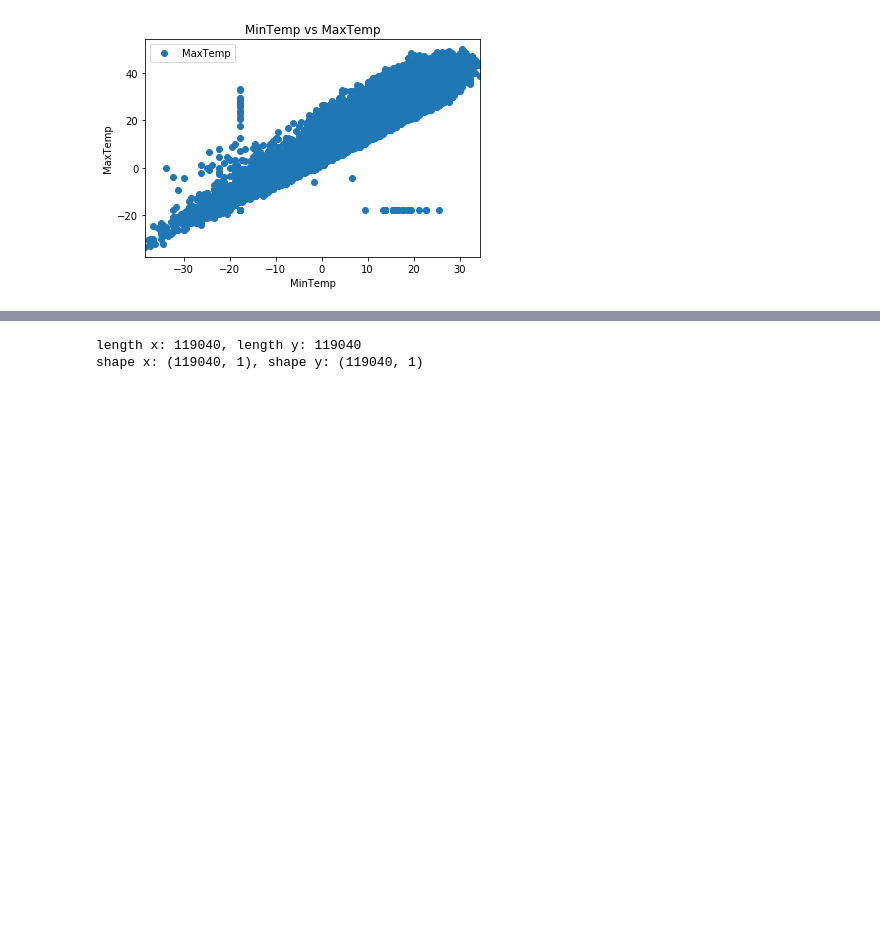
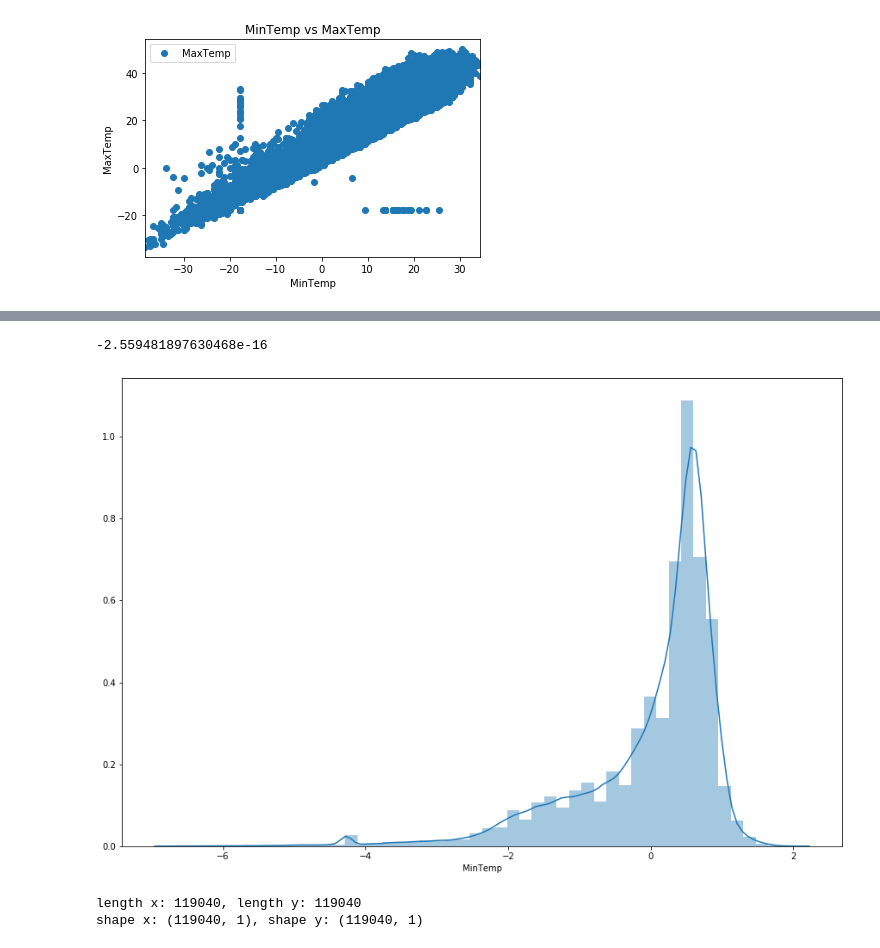
Before and after one commit to sahaditya/PiktorML, a Jupyter notebook: Linear Regression/linear_regression.ipynb, the cells around one changed output, grey strips where cells are left out. Saved outputs shown, nothing was run; the diff lists cells and outputs as text; code cells hidden in the pictures; blank space fills up the shorter version.

```diff
--- a/Linear Regression/linear_regression.ipynb
+++ b/Linear Regression/linear_regression.ipynb
@@ -34 +45,12 @@ print(avg_max_temp)
+# %%
+nrm_x = (data['MinTemp'] - np.mean(data['MinTemp']))/ np.std(data['MinTemp'])
+nrm_y = (data['MaxTemp'] - np.mean(data['MaxTemp']))/ np.std(data['MaxTemp'])
+plt.figure(figsize=(15,10))
+plt.tight_layout()
+seabornInstance.distplot(nrm_x)
+avg_max_temp = np.average(nrm_x, axis=0)
+print(avg_max_temp)
+# %% [output]
+-2.559481897630468e-16
+[figure, added]
 # %%
```
Also changed, not shown: parts of 11 cells of this notebook, 46 other files.
